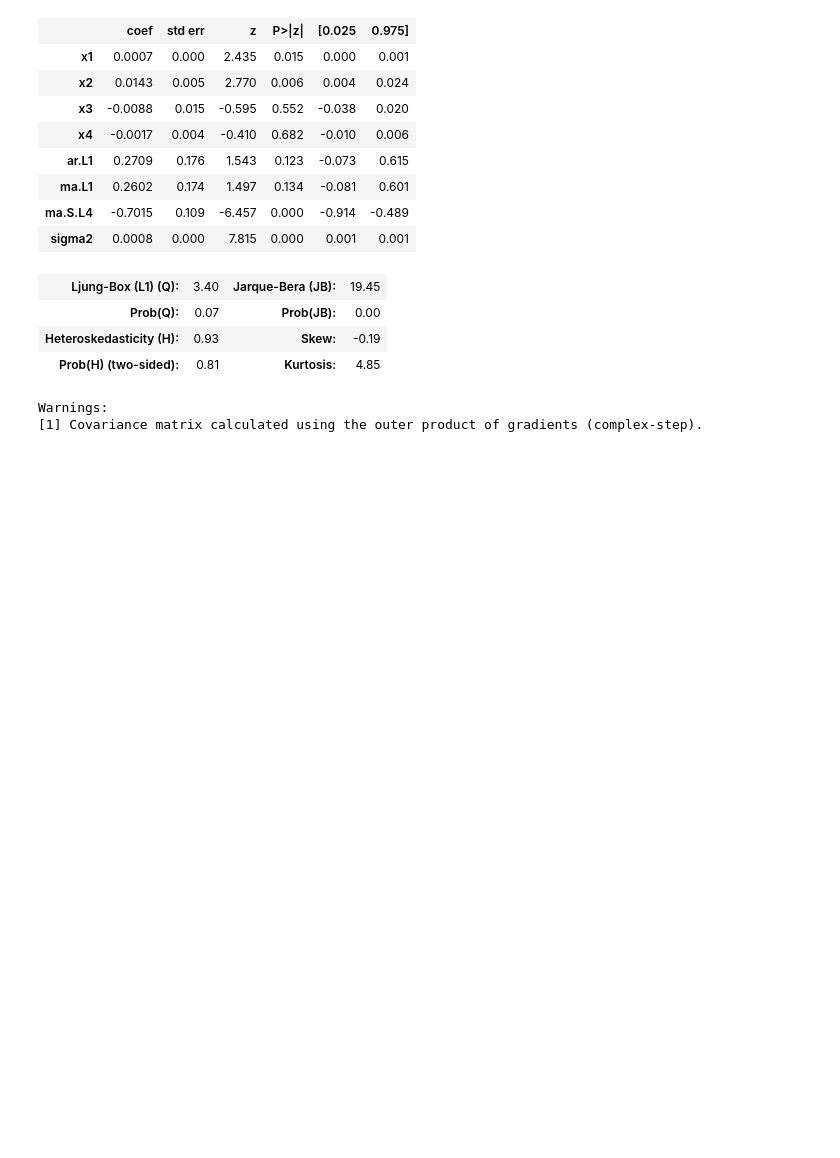
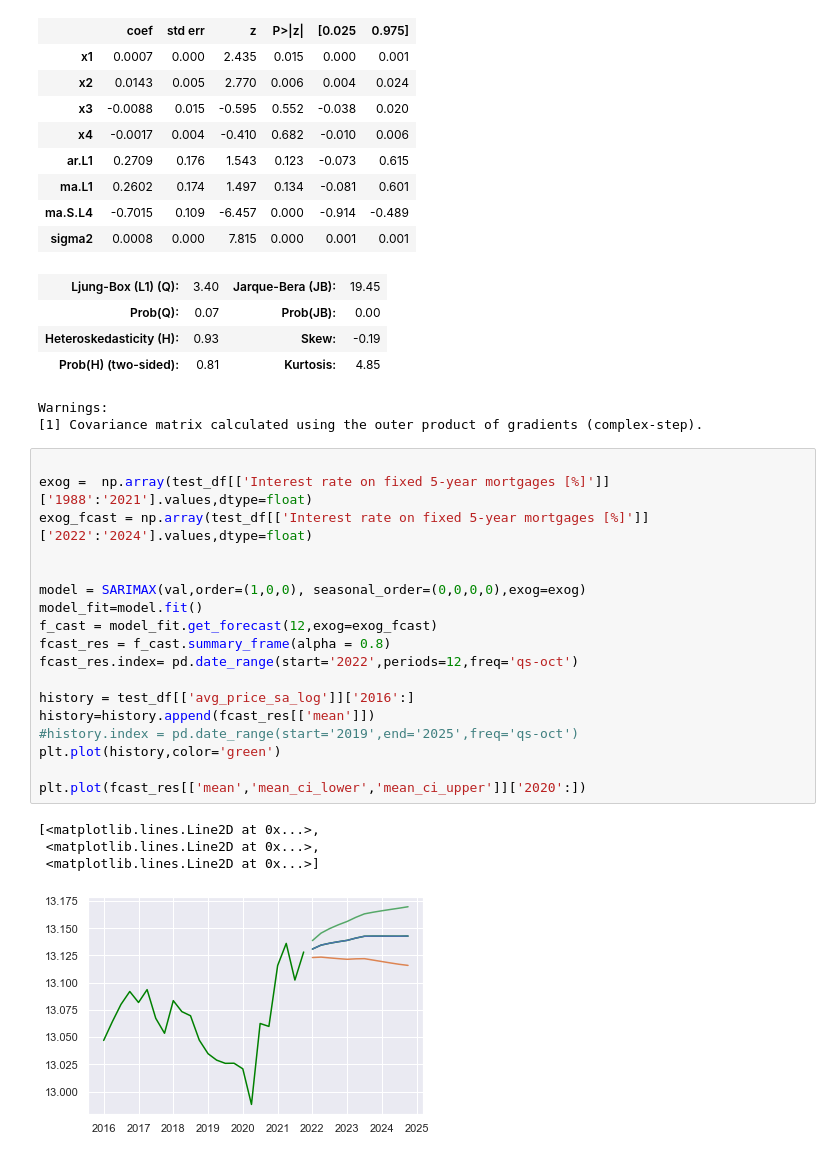
Before and after one commit to doublebigmak/housing_stats, a Jupyter notebook: forecasting/forecast_prices_22.ipynb, the cells around one changed output. Drawn from its saved outputs; the diff is of its cells as text; blank space fills up the shorter version.

```diff
--- a/forecasting/forecast_prices_22.ipynb
+++ b/forecasting/forecast_prices_22.ipynb
@@ -347,3 +347,26 @@ SARIMAX Results
 | Prob(H) (two-sided): | 0.81 | Kurtosis: | 4.85 |
 Warnings:
 [1] Covariance matrix calculated using the outer product of gradients (complex-step).
+# %%
+
+exog =  np.array(test_df[['Interest rate on fixed 5-year mortgages [%]']]['1988':'2021'].values,dtype=float)
+exog_fcast = np.array(test_df[['Interest rate on fixed 5-year mortgages [%]']]['2022':'2024'].values,dtype=float)
+
+
+model = SARIMAX(val,order=(1,0,0), seasonal_order=(0,0,0,0),exog=exog)
+model_fit=model.fit()
+f_cast = model_fit.get_forecast(12,exog=exog_fcast)
+fcast_res = f_cast.summary_frame(alpha = 0.8)
+fcast_res.index= pd.date_range(start='2022',periods=12,freq='qs-oct')
+
+history = test_df[['avg_price_sa_log']]['2016':]
+history=history.append(fcast_res[['mean']])
+#history.index = pd.date_range(start='2019',end='2025',freq='qs-oct')
+plt.plot(history,color='green')
+
+plt.plot(fcast_res[['mean','mean_ci_lower','mean_ci_upper']]['2020':])
+# %% [output]
+[<matplotlib.lines.Line2D at 0x...>,
+ <matplotlib.lines.Line2D at 0x...>,
+ <matplotlib.lines.Line2D at 0x...>]
+[figure, added]
```
Also changed, not shown: parts of 4 cells of this notebook.
